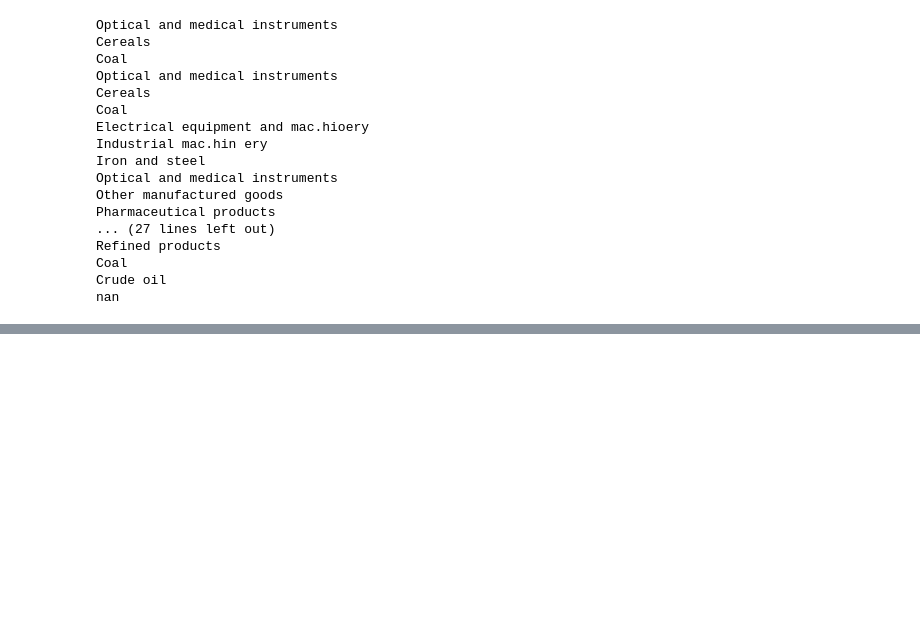
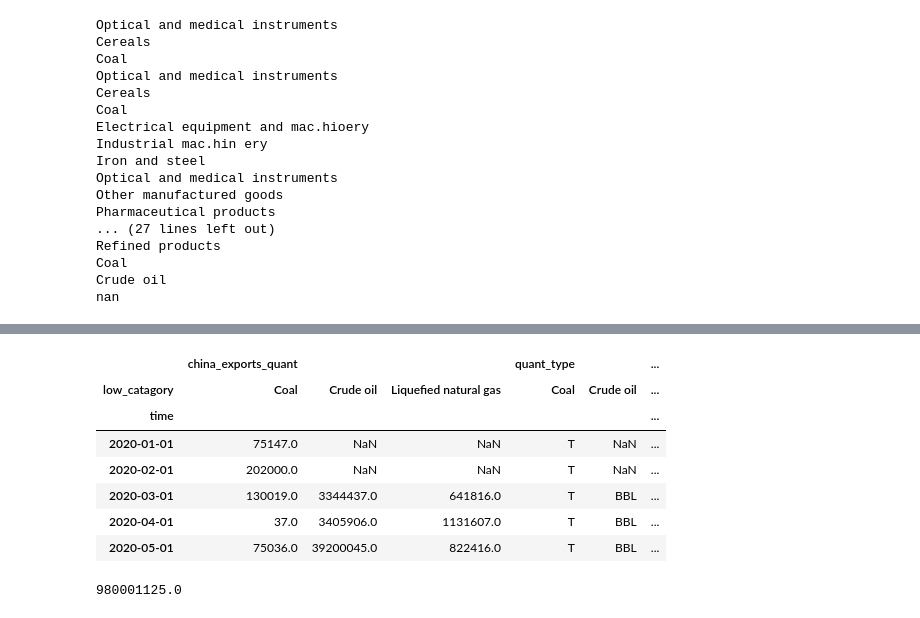
Before and after one commit to mwaugh0328/tradewar-tracker, a Jupyter notebook: phase-one-plots.ipynb, the cells around one changed output, grey strips where cells are left out. Drawn from its saved outputs; the diff is of its cells as text; code cells hidden in the pictures; blank space fills up the shorter version.

```diff
--- a/phase-one-plots.ipynb
+++ b/phase-one-plots.ipynb
@@ -575,0 +611,15 @@ make_trade_time_quant(df, catagory).tail(48)
+# %%
+energydf.tail()
+# %% [output]
+|  | china_exports_quant |  |  | quant_type |  | ... |
+| low_catagory | Coal | Crude oil | Liquefied natural gas | Coal | Crude oil | ... |
+| time |  |  |  |  |  | ... |
+| 2020-01-01 | 75147.0 | NaN | NaN | T | NaN | ... |
+| 2020-02-01 | 202000.0 | NaN | NaN | T | NaN | ... |
+| 2020-03-01 | 130019.0 | 3344437.0 | 641816.0 | T | BBL | ... |
+| 2020-04-01 | 37.0 | 3405906.0 | 1131607.0 | T | BBL | ... |
+| 2020-05-01 | 75036.0 | 39200045.0 | 822416.0 | T | BBL | ... |
+# %%
+39200045.0*25
+# %% [output]
+980001125.0
```
Also changed, not shown: parts of 7 cells of this notebook, 1 other file.
